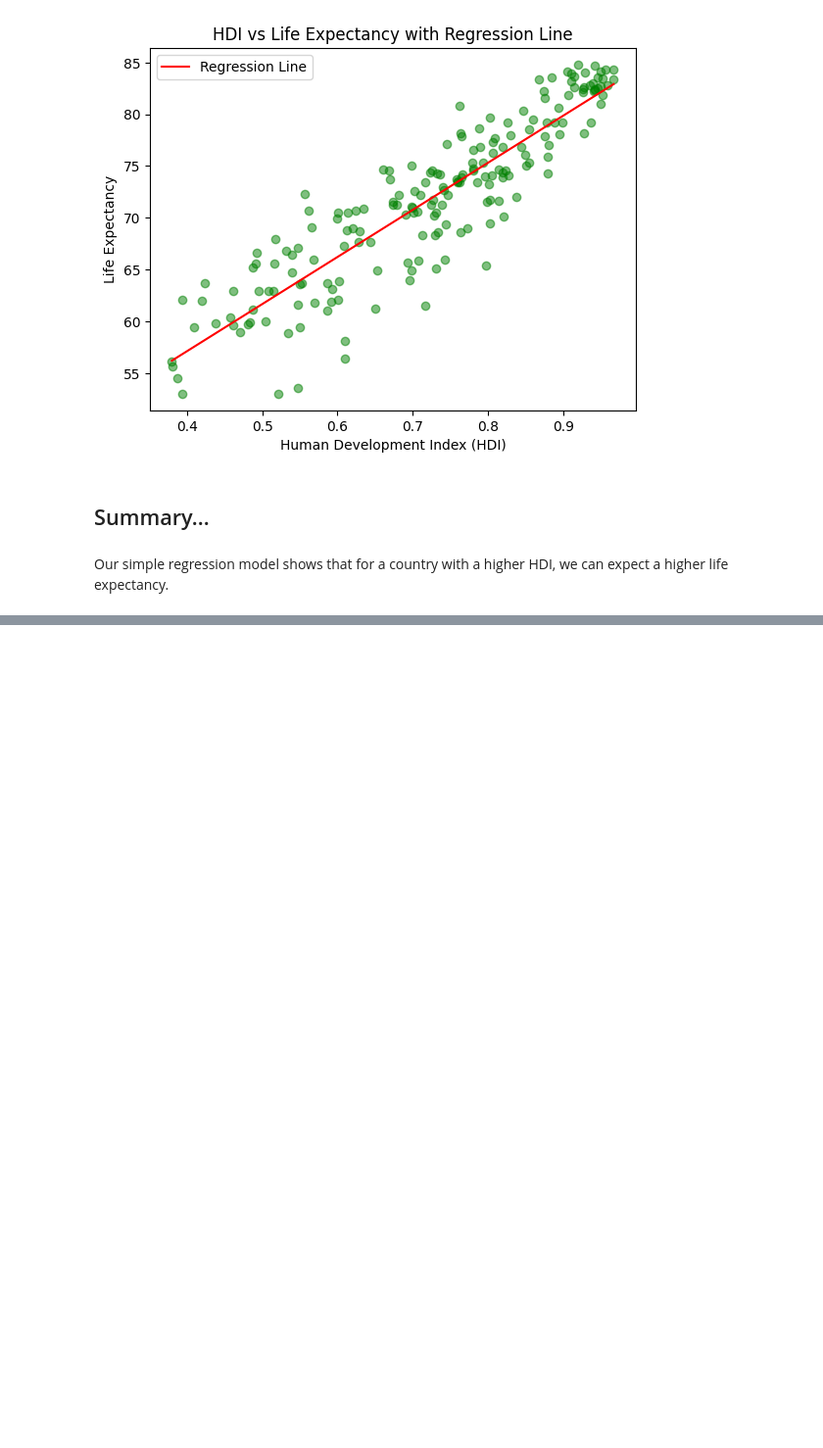
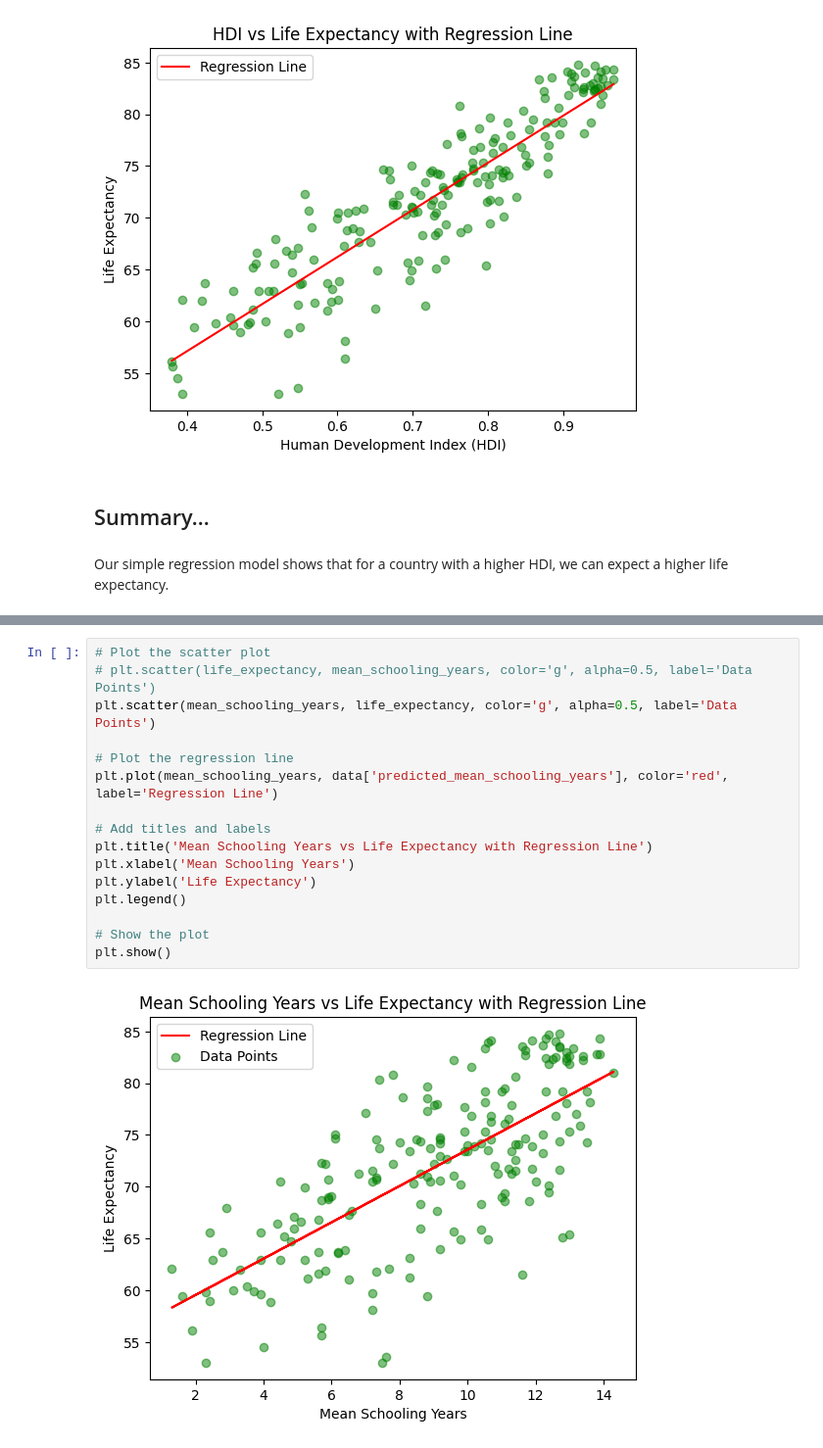
Before and after one commit to gOps132/hdi_analysis, a Jupyter notebook: _main.ipynb, the cells around one changed output, grey strips where cells are left out. Shown at 98% size. Saved outputs shown, nothing was run; the diff lists cells and outputs as text; blank space fills up the shorter version.

```diff
--- a/main.ipynb
+++ b/_main.ipynb
@@ -186,0 +249,18 @@ We're also curious on the correlation between GNI per capita and mean years of s
+# %%
+# Plot the scatter plot
+# plt.scatter(life_expectancy, mean_schooling_years, color='g', alpha=0.5, label='Data Points')
+plt.scatter(mean_schooling_years, life_expectancy, color='g', alpha=0.5, label='Data Points')
+
+# Plot the regression line
+plt.plot(mean_schooling_years, data['predicted_mean_schooling_years'], color='red', label='Regression Line')
+
+# Add titles and labels
+plt.title('Mean Schooling Years vs Life Expectancy with Regression Line')
+plt.xlabel('Mean Schooling Years')
+plt.ylabel('Life Expectancy')
+plt.legend()
+
+# Show the plot
+plt.show()
+# %% [output]
+[figure, added]
```
Also changed, not shown: parts of 21 cells of this notebook, 3 other files.
